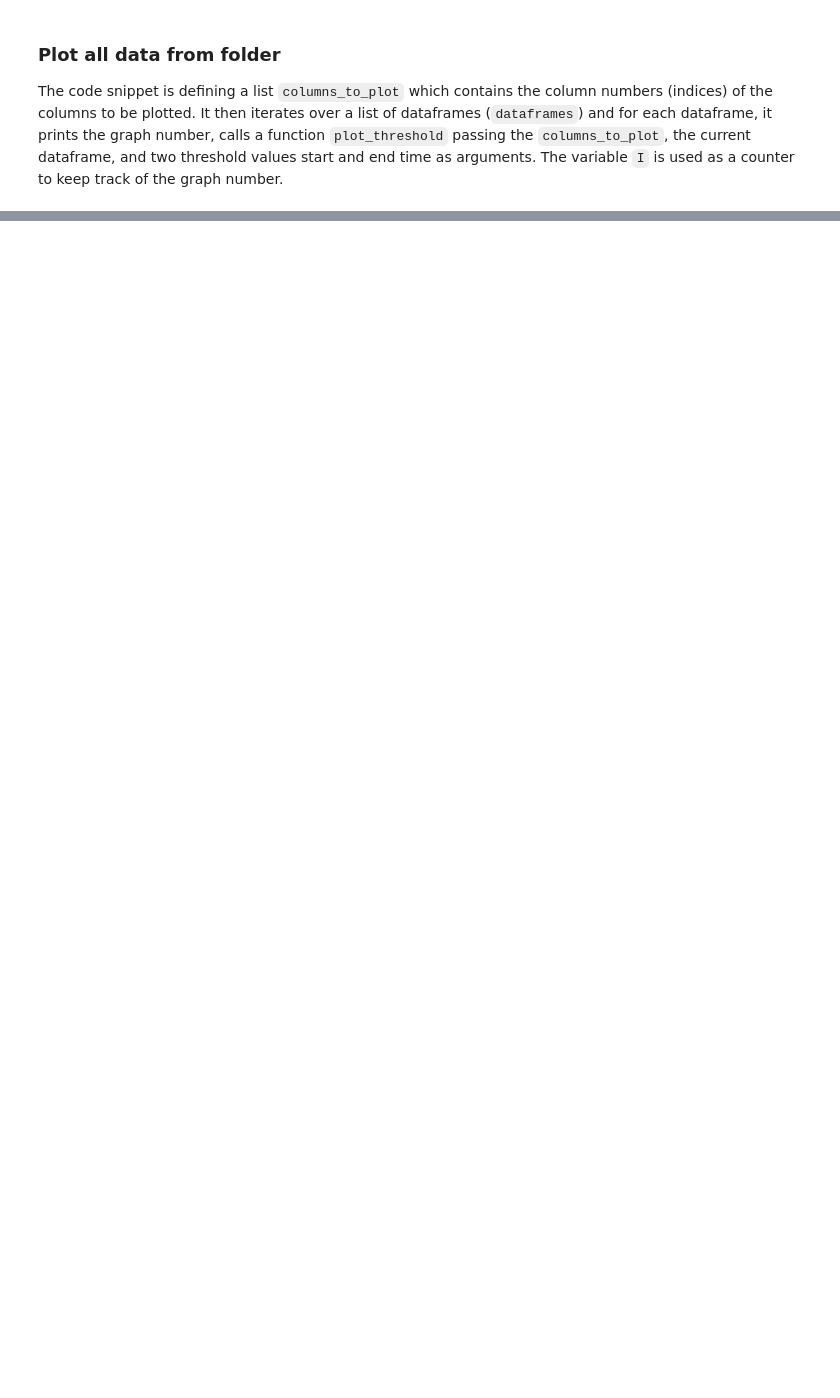
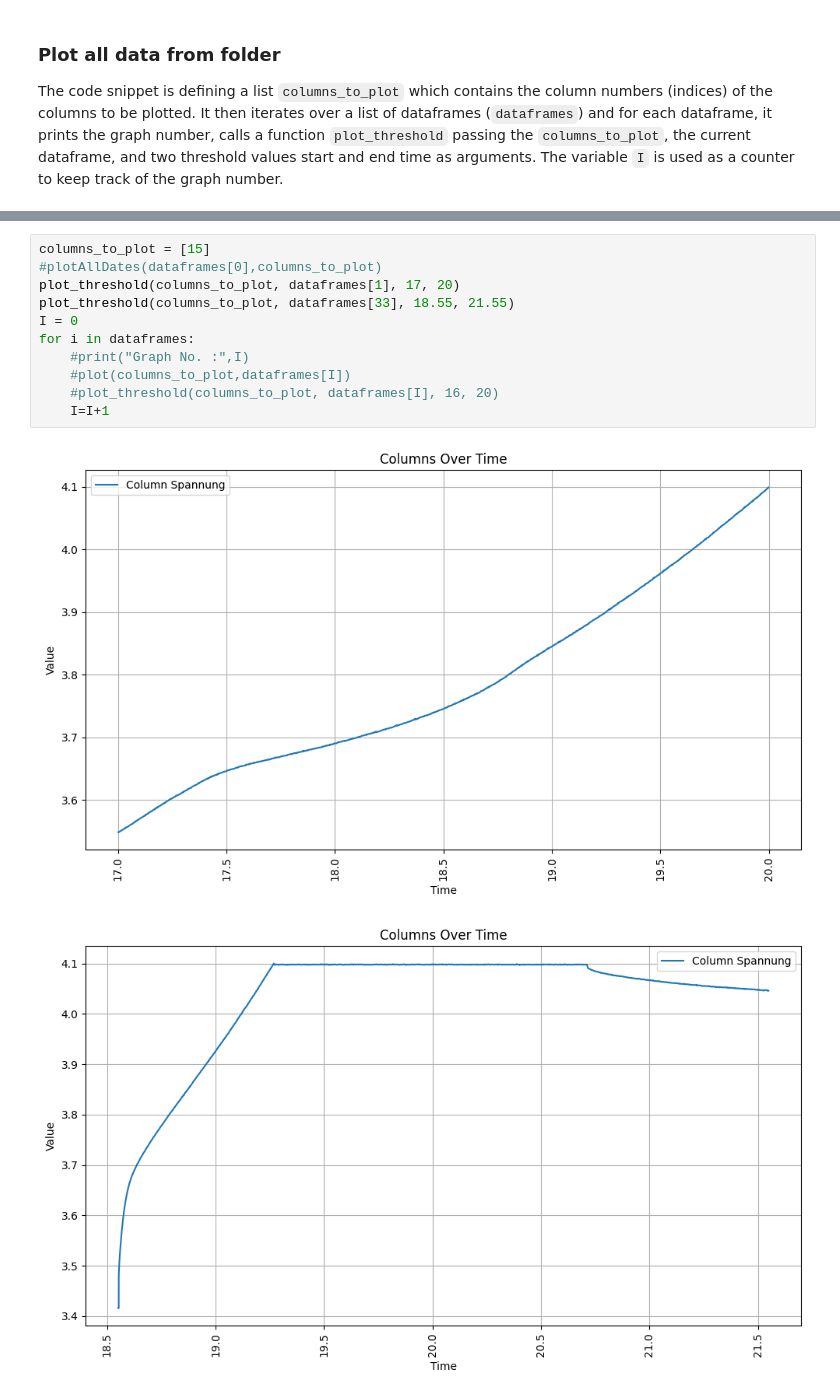
Before and after one commit to umerghafoor/battery-degradation-trajectory-prediction, a Jupyter notebook: lifetimedataExtraction.ipynb, the cells around one changed output, grey strips where cells are left out. Cells and saved outputs as stored; diff of their text form; blank space fills up the shorter version.

```diff
--- a/lifetimedataExtraction.ipynb
+++ b/lifetimedataExtraction.ipynb
@@ -366,0 +412,14 @@ plt.show()
+# %%
+columns_to_plot = [15]
+#plotAllDates(dataframes[0],columns_to_plot)
+plot_threshold(columns_to_plot, dataframes[1], 17, 20)
+plot_threshold(columns_to_plot, dataframes[33], 18.55, 21.55)
+I = 0
+for i in dataframes:
+    #print("Graph No. :",I)
+    #plot(columns_to_plot,dataframes[I])
+    #plot_threshold(columns_to_plot, dataframes[I], 16, 20)
+    I=I+1
+# %% [output]
+[figure, added]
+[figure, added]
```
Also changed, not shown: parts of 20 cells of this notebook.
